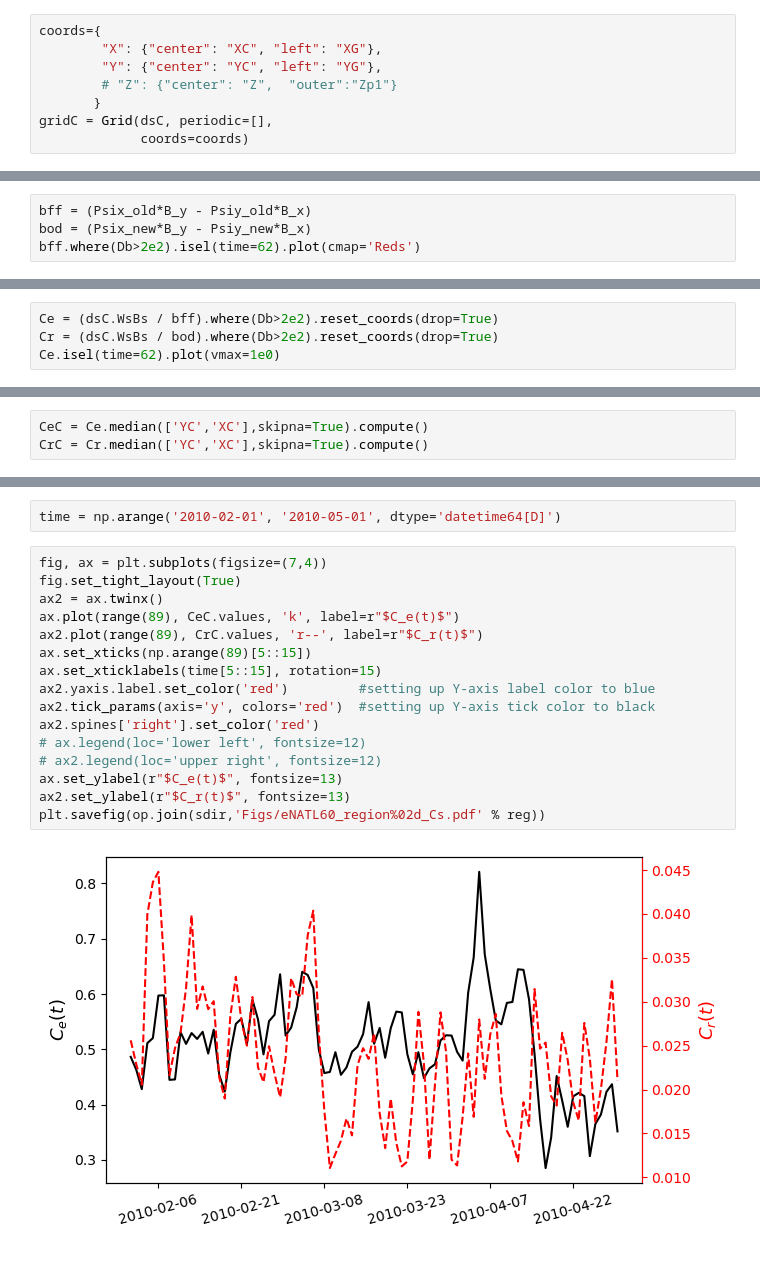
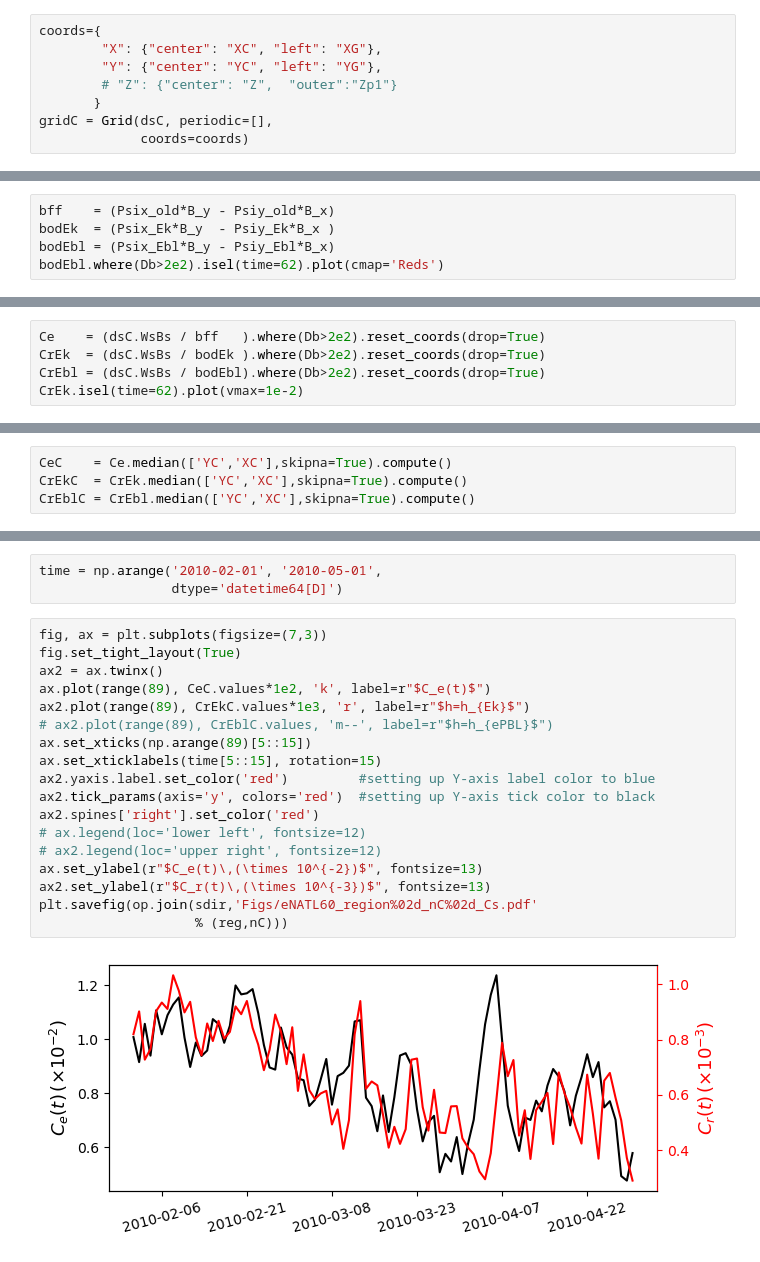
Before and after one commit to roxyboy/MLI_Lf, a Jupyter notebook: eNATL60/wb.ipynb, the cells around one changed output, grey strips where cells are left out. Cells and saved outputs as stored; diff of their text form.

```diff
--- a/eNATL60/wb.ipynb
+++ b/eNATL60/wb.ipynb
@@ -1038,8 +1071,9 @@ PandasIndex
 PandasIndex(RangeIndex(start=0, stop=89, step=1, name='time'))
 Attributes: (0)
 # %%
-bff = (Psix_old*B_y - Psiy_old*B_x)
-bod = (Psix_new*B_y - Psiy_new*B_x)
-bff.where(Db>2e2).isel(time=62).plot(cmap='Reds')
+bff    = (Psix_old*B_y - Psiy_old*B_x)
+bodEk  = (Psix_Ek*B_y  - Psiy_Ek*B_x )
+bodEbl = (Psix_Ebl*B_y - Psiy_Ebl*B_x)
+bodEbl.where(Db>2e2).isel(time=62).plot(cmap='Reds')
 # %% [output]
 <matplotlib.collections.QuadMesh at 0x...>
@@ -1047,6 +1081,7 @@ bff.where(Db>2e2).isel(time=62).plot(cmap='Reds')
 # %%
-Ce = (dsC.WsBs / bff).where(Db>2e2).reset_coords(drop=True)
-Cr = (dsC.WsBs / bod).where(Db>2e2).reset_coords(drop=True)
-Ce.isel(time=62).plot(vmax=1e0)
+Ce    = (dsC.WsBs / bff   ).where(Db>2e2).reset_coords(drop=True)
+CrEk  = (dsC.WsBs / bodEk ).where(Db>2e2).reset_coords(drop=True)
+CrEbl = (dsC.WsBs / bodEbl).where(Db>2e2).reset_coords(drop=True)
+CrEk.isel(time=62).plot(vmax=1e-2)
 # %% [output]
 <matplotlib.collections.QuadMesh at 0x...>
@@ -1054,3 +1089,4 @@ Ce.isel(time=62).plot(vmax=1e0)
 # %%
-CeC = Ce.median(['YC','XC'],skipna=True).compute()
-CrC = Cr.median(['YC','XC'],skipna=True).compute()
+CeC    = Ce.median(['YC','XC'],skipna=True).compute()
+CrEkC  = CrEk.median(['YC','XC'],skipna=True).compute()
+CrEblC = CrEbl.median(['YC','XC'],skipna=True).compute()
@@ -1057,20 +1100,23 @@ CrC = Cr.median(['YC','XC'],skipna=True).compute()
 # %%
-time = np.arange('2010-02-01', '2010-05-01', dtype='datetime64[D]')
+time = np.arange('2010-02-01', '2010-05-01',
+                 dtype='datetime64[D]')
 # %%
-fig, ax = plt.subplots(figsize=(7,4))
+fig, ax = plt.subplots(figsize=(7,3))
 fig.set_tight_layout(True)
 ax2 = ax.twinx()
-ax.plot(range(89), CeC.values, 'k', label=r"$C_e(t)$")
-ax2.plot(range(89), CrC.values, 'r--', label=r"$C_r(t)$")
+ax.plot(range(89), CeC.values*1e2, 'k', label=r"$C_e(t)$")
+ax2.plot(range(89), CrEkC.values*1e3, 'r', label=r"$h=h_{Ek}$")
+# ax2.plot(range(89), CrEblC.values, 'm--', label=r"$h=h_{ePBL}$")
 ax.set_xticks(np.arange(89)[5::15])
 ax.set_xticklabels(time[5::15], rotation=15)
 ax2.yaxis.label.set_color('red')         #setting up Y-axis label color to blue
 ax2.tick_params(axis='y', colors='red')  #setting up Y-axis tick color to black
 ax2.spines['right'].set_color('red')
 # ax.legend(loc='lower left', fontsize=12)
 # ax2.legend(loc='upper right', fontsize=12)
-ax.set_ylabel(r"$C_e(t)$", fontsize=13)
-ax2.set_ylabel(r"$C_r(t)$", fontsize=13)
-plt.savefig(op.join(sdir,'Figs/eNATL60_region%02d_Cs.pdf' % reg))
+ax.set_ylabel(r"$C_e(t)\,(\times 10^{-2})$", fontsize=13)
+ax2.set_ylabel(r"$C_r(t)\,(\times 10^{-3})$", fontsize=13)
+plt.savefig(op.join(sdir,'Figs/eNATL60_region%02d_nC%02d_Cs.pdf'
+                    % (reg,nC)))
 # %% [output]
-[figure, old version]
+[figure, new version]
```
Also changed, not shown: parts of 74 cells of this notebook, 1 other file.
